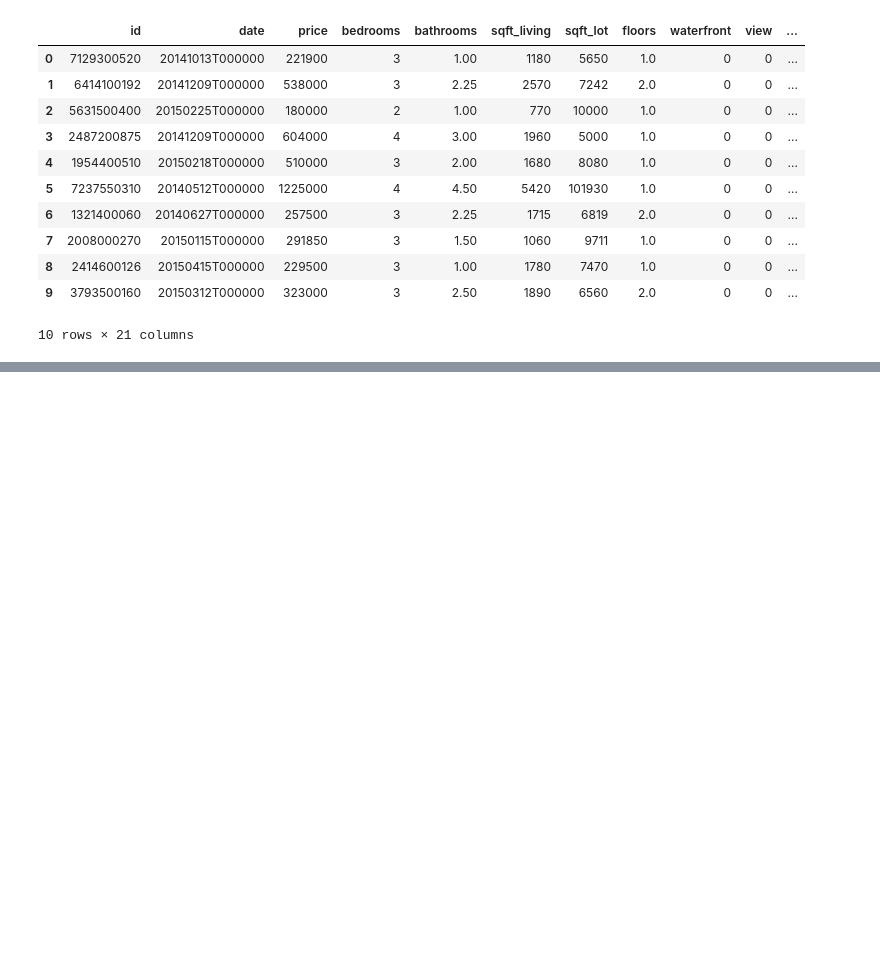
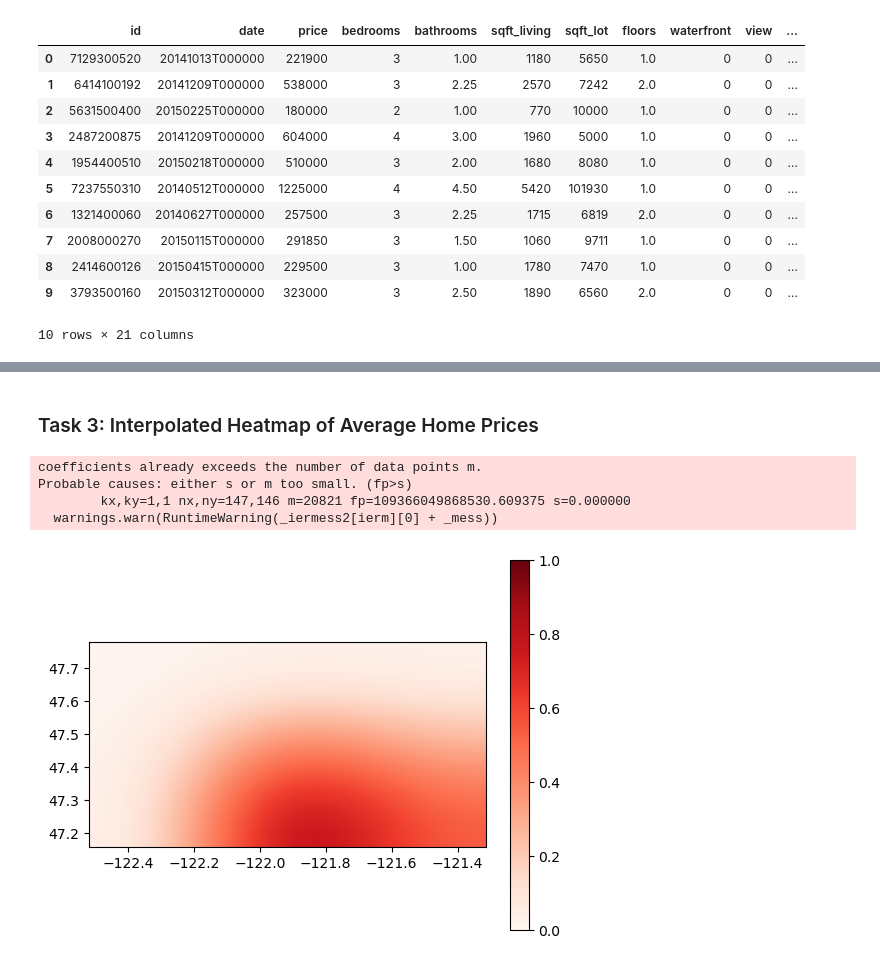
Before and after one commit to kylesorensen20/pandas-workshop, a Jupyter notebook: workshop.ipynb, the cells around one changed output, grey strips where cells are left out. Drawn from its saved outputs; the diff is of its cells as text; code cells hidden in the pictures; blank space fills up the shorter version.

```diff
--- a/workshop.ipynb
+++ b/workshop.ipynb
@@ -130,0 +369,37 @@ Using the skills we learned above along with some additional functionality from
+# %% [markdown]
+### Task 3: Interpolated Heatmap of Average Home Prices
+# %%
+## Task 3: Heatmap of Average Home Prices
+# First get the geographic means of our dataset
+geo_price_data = home_data[["lat","long","price"]].groupby(["lat","long"])['price'].mean().reset_index()
+# Interpolate over the coordinate region
+from scipy.interpolate import interp2d
+x_list = np.array(geo_price_data["long"])
+y_list = np.array(geo_price_data["lat"])
+z_list = np.array(geo_price_data["price"])
+f = interp2d(x_list, y_list, z_list, kind="linear")
+x_coords = np.arange(min(x_list), max(x_list) + 1)
+y_coords = np.arange(min(y_list), max(y_list) + 1)
+c_i = f(x_coords, y_coords)
+plt.imshow(
+    c_i,
+    extent=[min(x_list), max(x_list), min(y_list), max(y_list)],
+    origin="lower",
+    interpolation="bicubic", cmap='Reds'
+)
+# Produce interpolated heatmap
+plt.scatter(x_list, y_list, 400, facecolors="none")
+import matplotlib.cm as cm
+plt.colorbar(cm.ScalarMappable(cmap='Reds'))
+plt.show()
+# Note: as before, this is likely NOT the optimal interpolation method (search "kriging"
+# or "gaussian process modeling" for more optimal spatial models)
+# Bonus: the library called geopandas would allow us to add geographic features
+# over the coordinate region (pretty cool!), but for the record, R has a couple of
+# libraries called "fields" and "maps" which are signficantly more user friendly!!
+# %% [output]
+coefficients already exceeds the number of data points m.
+Probable causes: either s or m too small. (fp>s)
+        kx,ky=1,1 nx,ny=147,146 m=20821 fp=109366049868530.609375 s=0.000000
+  warnings.warn(RuntimeWarning(_iermess2[ierm][0] + _mess))
+[figure, added]
```
Also changed, not shown: parts of 24 cells of this notebook, 2 other files.
